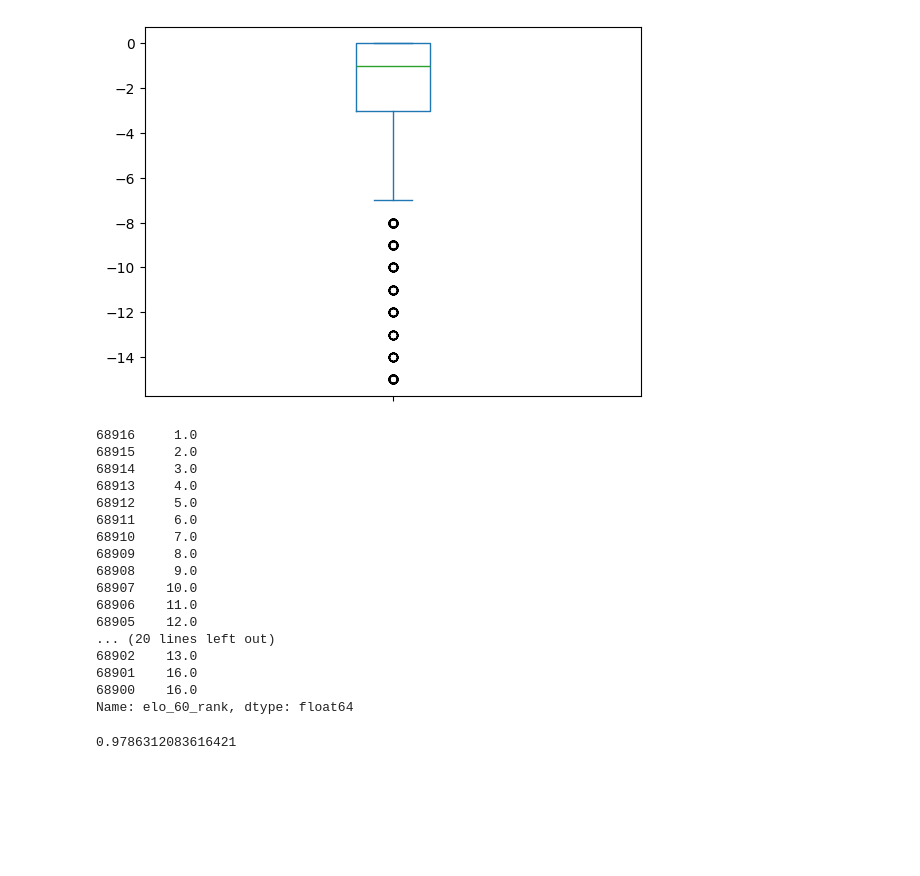
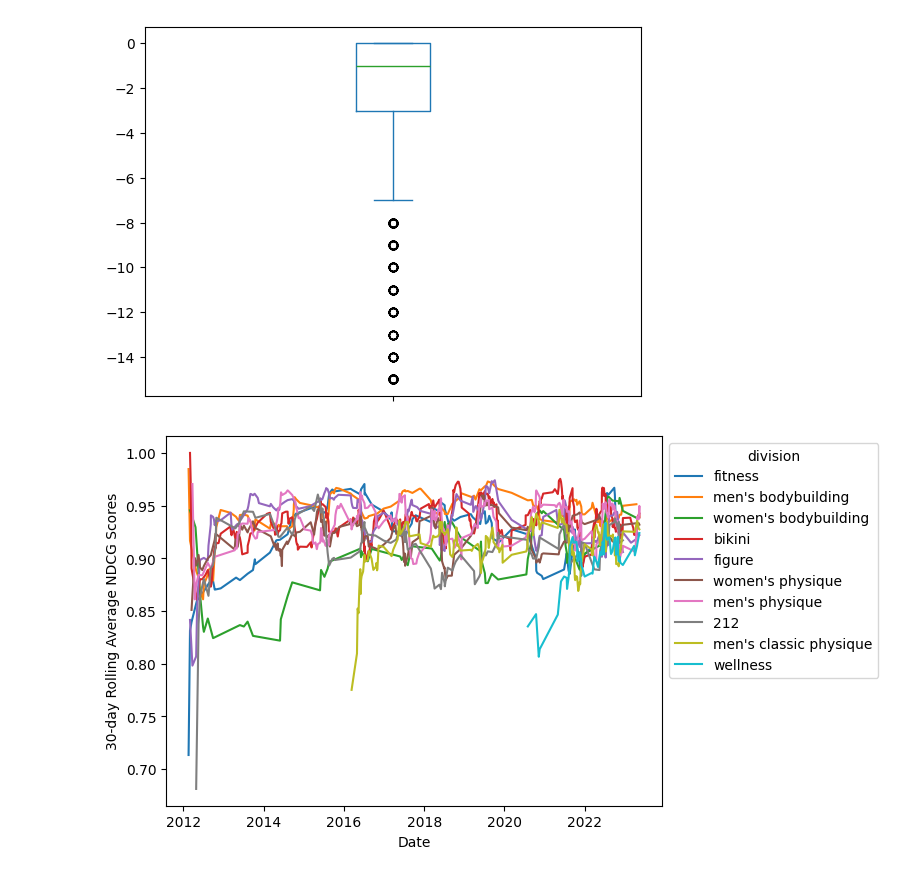
Before and after one commit to andrei-prokhorov/bodybuilding-ranking, a Jupyter notebook: elo_rating.ipynb, the cells around one changed output. Saved outputs shown, nothing was run; the diff lists cells and outputs as text; code cells hidden in the pictures; blank space fills up the shorter version.

Commit message:
Update elo_rating.ipynb with ndcg plots

```diff
--- a/elo_rating.ipynb
+++ b/elo_rating.ipynb
@@ -320,27 +316,26 @@ test_competition = test_competition.dropna()
-# %%
-y_true = test_competition['placing']
-y_predict = test_competition['elo_60_rank']
-print(y_true)
-print(y_predict)
-# %% [output]
-68916     1.0
-68915     2.0
-68914     3.0
-68913     4.0
-68912     5.0
-68911     6.0
-68910     7.0
-68909     8.0
-68908     9.0
-68907    10.0
-68906    11.0
-68905    12.0
-... (20 lines left out)
-68902    13.0
-68901    16.0
-68900    16.0
-Name: elo_60_rank, dtype: float64
-# %%
-ndcg_score([y_true], [y_predict], ignore_ties=True)
-# %% [output]
-0.9786312083616421
+# %%
+rows_list = []
+for div in df_pro_open['division'].unique():
+    for dt in df_pro_open['contest_date'].unique():
+        temp_df = df_pro_open[df_pro_open['contest_date'] == dt]
+        scores = []
+        for ctst in temp_df['contest_name'].unique():
+            temp_df_2 = temp_df[(temp_df['contest_name'] == ctst) & (temp_df['division'] == div)]
+            temp_df_2 = temp_df_2.dropna()
+            if len(temp_df_2) < 2:
+                continue
+            y_true = temp_df_2['placing']
+            y_predict = temp_df_2['elo_60_rank']
+            scores.append(ndcg_score([y_true], [y_predict], ignore_ties=True))
+        if scores:
+            rows_list.append({'date': dt, 'ndcg_score': sum(scores) / len(scores), 'division': div})
+
+ndcg_df = pd.DataFrame(rows_list)
+ndcg_df['30_day_rolling_avg'] = ndcg_df.groupby('division')['ndcg_score'].transform(lambda x: x.rolling(10, 1).mean())
+# %%
+ax = sns.lineplot(data=ndcg_df, x='date', y='30_day_rolling_avg', hue='division')
+plt.xlabel('Date')
+plt.ylabel('30-day Rolling Average NDCG Scores')
+sns.move_legend(ax, "upper left", bbox_to_anchor=(1, 1))
+# %% [output]
+[figure, added]
```
Also changed, not shown: parts of 2 cells of this notebook.
